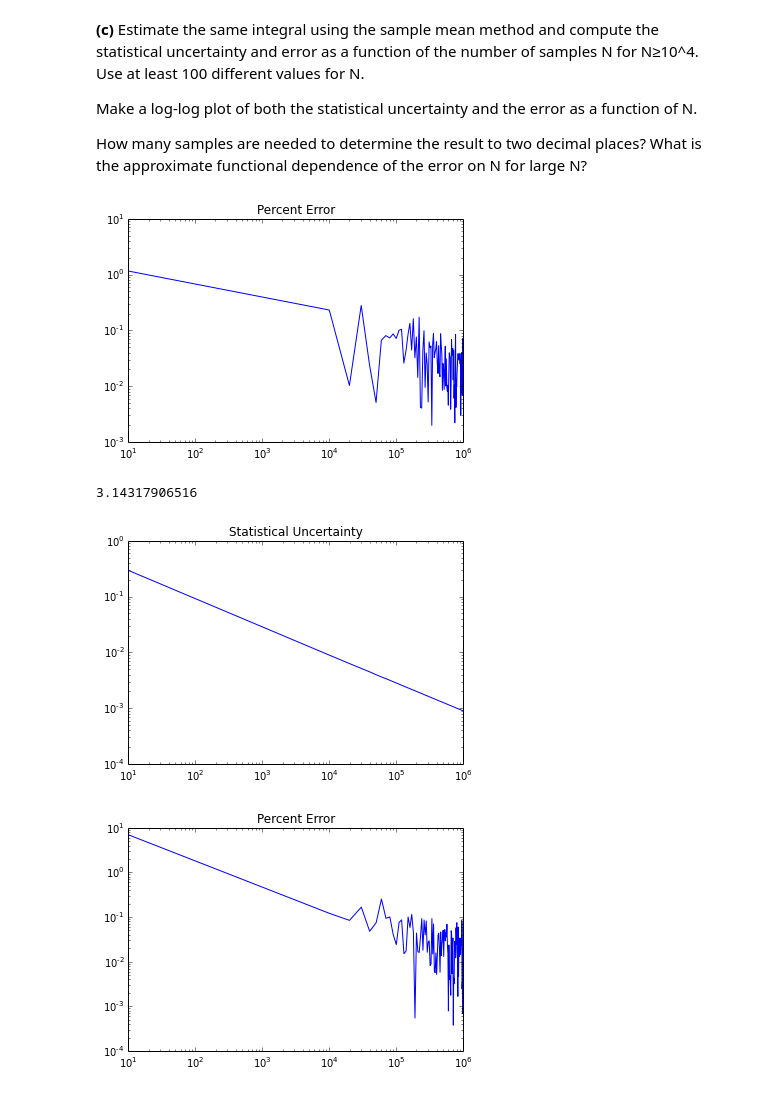
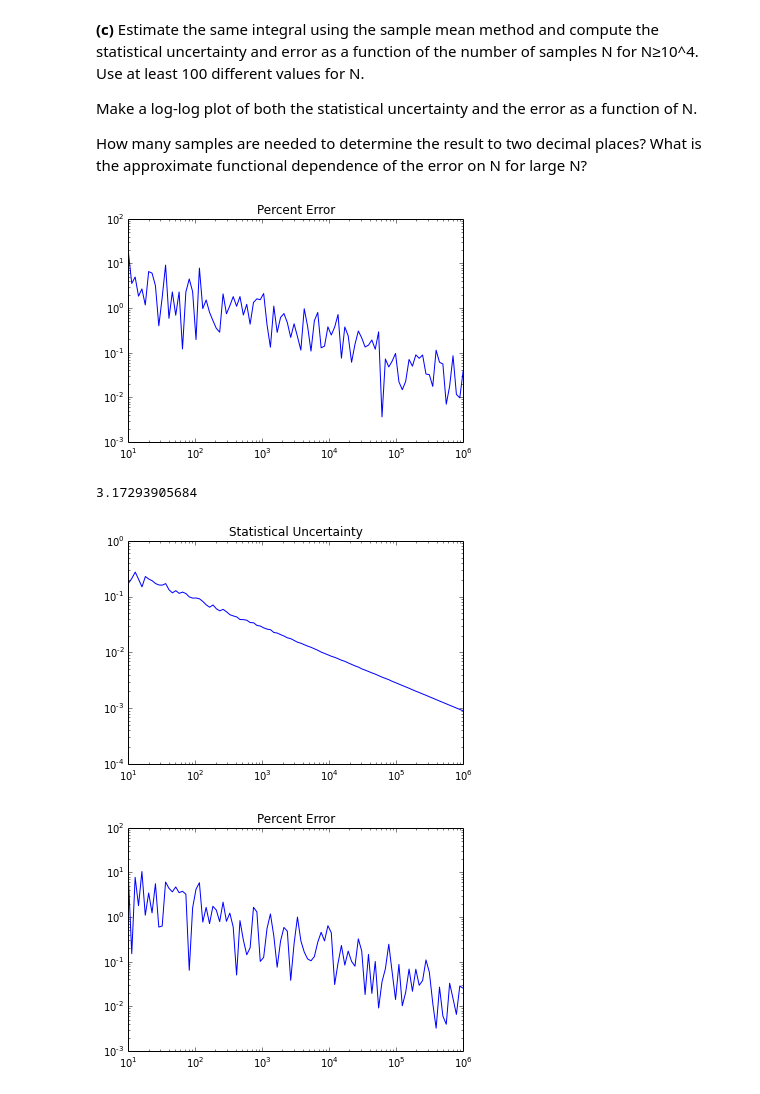
Before and after one commit to slewis06/PHYS202-S14, a Jupyter notebook: SciPy/MCIntegrationExercises.ipynb, the cells around one changed output. Cells and saved outputs as stored; diff of their text form; code cells hidden in the pictures.

```diff
--- a/SciPy/MCIntegrationExercises.ipynb
+++ b/SciPy/MCIntegrationExercises.ipynb
@@ -129,7 +129,7 @@ def hitOrMiss(N,xmin=0.,xmax=1.):
 
     return I
 
-i = np.linspace(10, 1e6, 101)
+i = np.logspace(1, 6, 100)
 
 for N in i:
     print hitOrMiss(N)
@@ -155,7 +155,7 @@ for N in i:
 **(b)** Calculate the percent error for the N values from part (a) using the exact result π. Make a log-log plot of the error as a function of N.
 What is the approximate functional dependence of the error on N for large N, for example N≥10^4?
 # %%
-i = np.linspace(10, 1e6, 101)
+i = np.logspace(1, 6, 100)
 p = []
 for N in i:
     p.append(hitOrMiss(N))
@@ -174,7 +174,7 @@ How many samples are needed to determine the result to two decimal places? What
 fxy =  lambda x: 4*np.sqrt(1-x**2)
 xa = 0.; xb = 1.
 c = []
-i = np.linspace(10,1e6,101)
+i = np.logspace(1,6,100)
 for N in i:
     x = (xb-xa)*np.random.random_sample(N)
 
@@ -185,7 +185,7 @@ error = abs((np.array(c)-np.pi)/np.pi)*100
 plt.loglog(i, error);
 plt.title('Percent Error');
 # %% [output]
-[figure, old version]
+[figure, new version]
 # %%
 
 def function(N):
@@ -208,34 +208,34 @@ def function(N):
     #Comparison with exact result
     Ierr = 100*np.abs(Iexact-I)/Iexact
     ##########################################################
 
     #find the maximum value of f within the boundary to set ymax
     return [I, Iunc, Ierr]
 
-i = np.linspace(10.,1e6, 101)
+i = np.logspace(1,6, 100)
 a = []
 b = []
 c = []
 
 for N in i:
     p = function(N)
     a.append(p[0])
     b.append(p[1])
     c.append(p[2])
 
 print a[50]
 plt.loglog(i,b)
 plt.title('Statistical Uncertainty')
 plt.xlim(0,1e6)
 plt.show()
 
 plt.figure()
 
 plt.loglog(i,c)
 plt.title('Percent Error')
 plt.xlim(0,1e6)
 plt.show()
 # %% [output]
-3.14317906516
+3.17293905684
-[figure, old version]
+[figure, new version]
-[figure, old version]
+[figure, new version]
```
Also changed, not shown: parts of 5 cells of this notebook, 1 other file.
